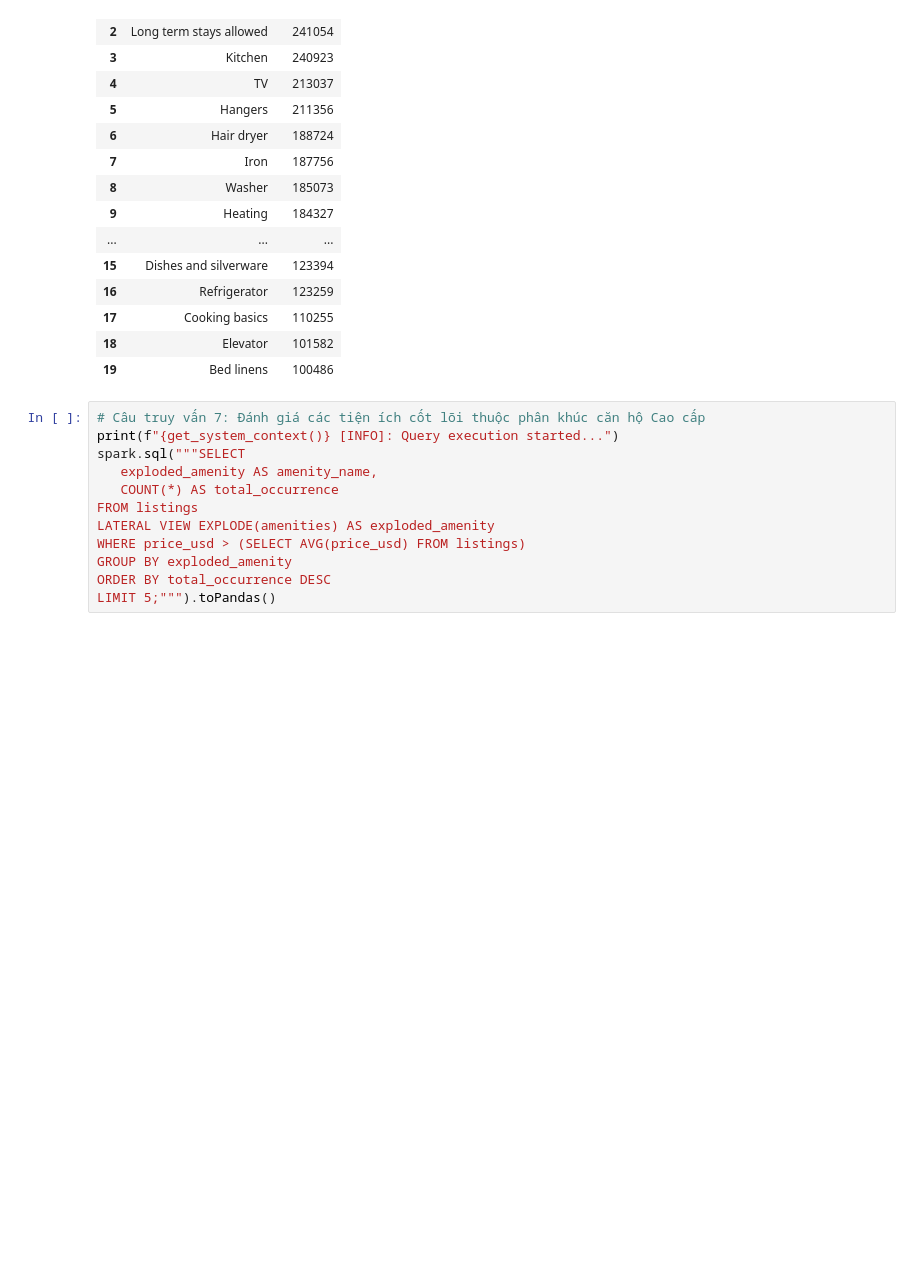
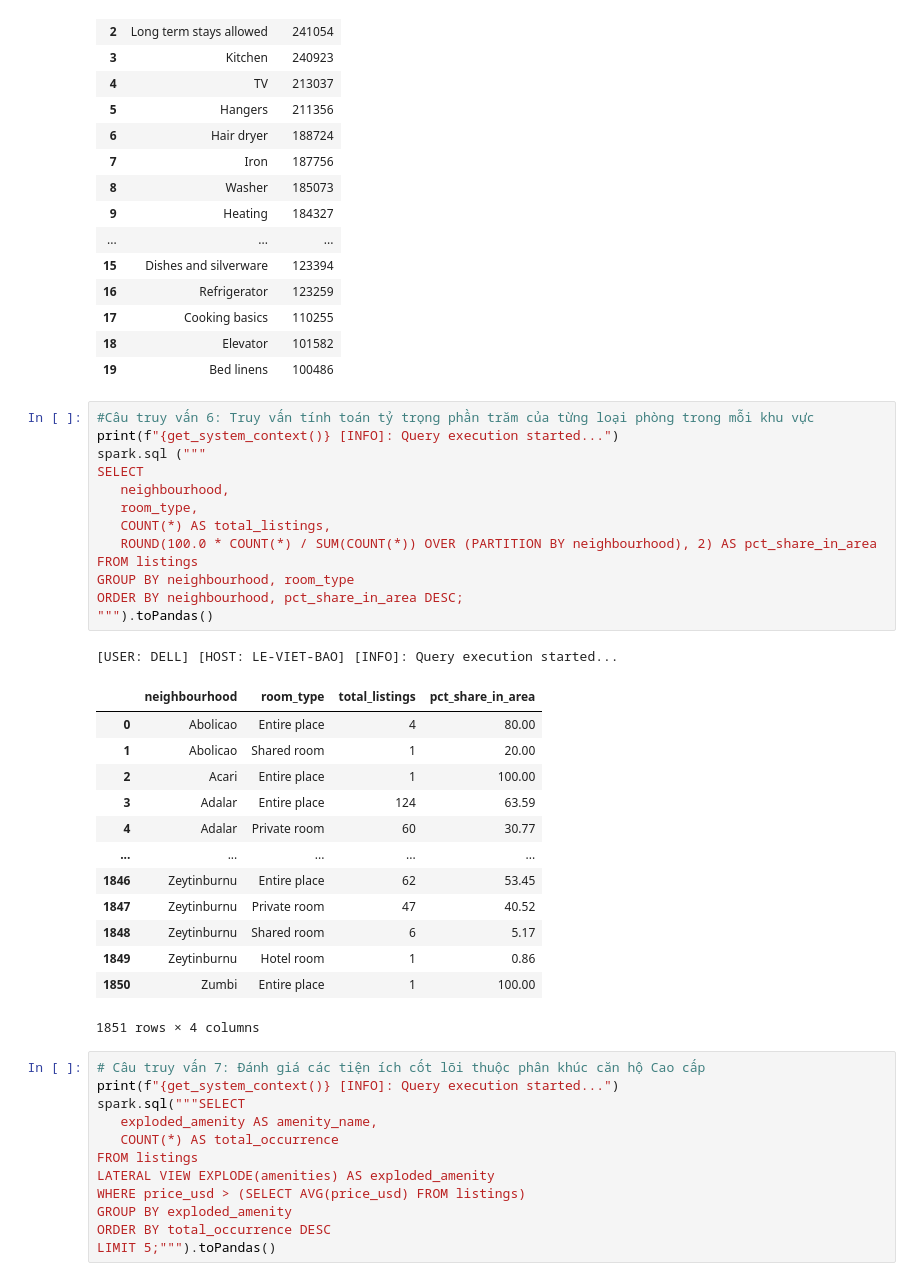
Before and after one commit to nhupham31231022752/N17_DuLieuLonVaUngDung, a Jupyter notebook: src/Airbnb_SparkSQL.ipynb, the cells around one changed output. Saved outputs shown, nothing was run; the diff lists cells and outputs as text; blank space fills up the shorter version.

```diff
--- a/src/Airbnb_SparkSQL.ipynb
+++ b/src/Airbnb_SparkSQL.ipynb
@@ -207,6 +207,34 @@ spark.sql("""
 | 17 | Cooking basics | 110255 |
 | 18 | Elevator | 101582 |
 | 19 | Bed linens | 100486 |
+# %%
+#Câu truy vấn 6: Truy vấn tính toán tỷ trọng phần trăm của từng loại phòng trong mỗi khu vực
+print(f"{get_system_context()} [INFO]: Query execution started...")
+spark.sql ("""
+SELECT
+   neighbourhood,
+   room_type,
+   COUNT(*) AS total_listings,
+   ROUND(100.0 * COUNT(*) / SUM(COUNT(*)) OVER (PARTITION BY neighbourhood), 2) AS pct_share_in_area
+FROM listings
+GROUP BY neighbourhood, room_type
+ORDER BY neighbourhood, pct_share_in_area DESC;
+""").toPandas()
+# %% [output]
+[USER: DELL] [HOST: LE-VIET-BAO] [INFO]: Query execution started...
+|  | neighbourhood | room_type | total_listings | pct_share_in_area |
+| 0 | Abolicao | Entire place | 4 | 80.00 |
+| 1 | Abolicao | Shared room | 1 | 20.00 |
+| 2 | Acari | Entire place | 1 | 100.00 |
+| 3 | Adalar | Entire place | 124 | 63.59 |
+| 4 | Adalar | Private room | 60 | 30.77 |
+| ... | ... | ... | ... | ... |
+| 1846 | Zeytinburnu | Entire place | 62 | 53.45 |
+| 1847 | Zeytinburnu | Private room | 47 | 40.52 |
+| 1848 | Zeytinburnu | Shared room | 6 | 5.17 |
+| 1849 | Zeytinburnu | Hotel room | 1 | 0.86 |
+| 1850 | Zumbi | Entire place | 1 | 100.00 |
+1851 rows × 4 columns
 # %%
 # Câu truy vấn 7: Đánh giá các tiện ích cốt lõi thuộc phân khúc căn hộ Cao cấp
 print(f"{get_system_context()} [INFO]: Query execution started...")
```
Also changed, not shown: parts of 1 cell of this notebook.
